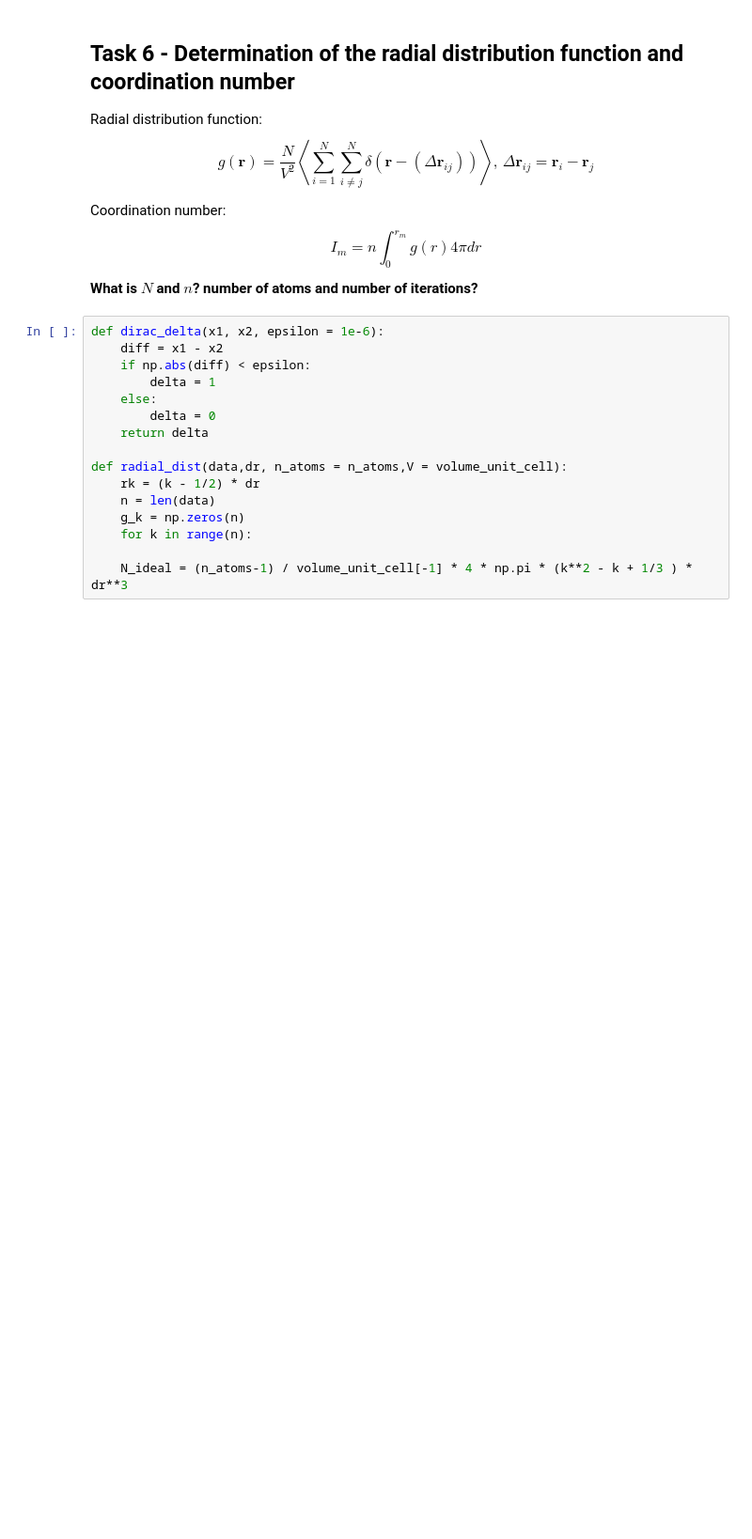
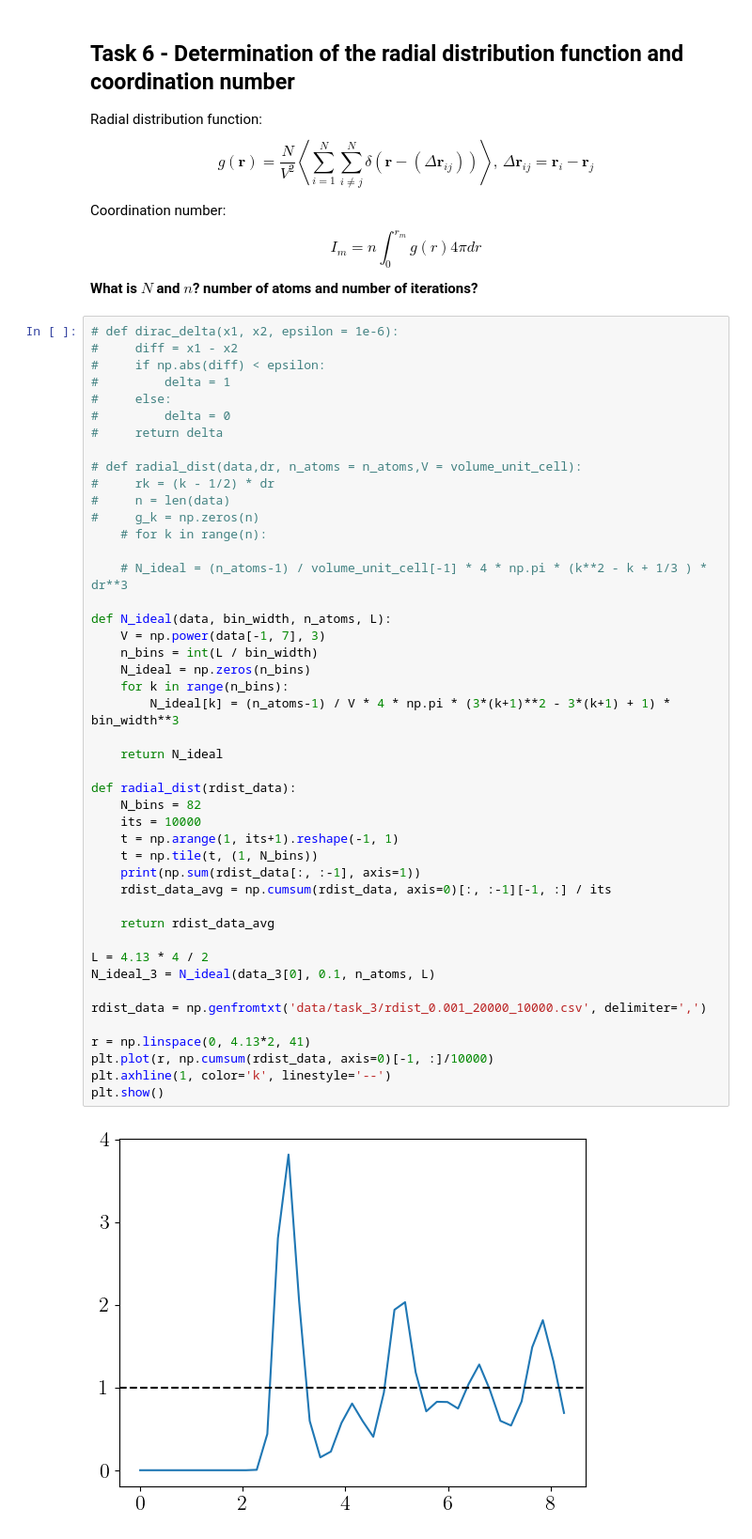
Before and after one commit to stommen/fka122-homeworks, a Jupyter notebook: H1/analyzer.ipynb, the cells around one changed output. Shown: that part at 94% size. Drawn from its saved outputs; the diff is of its cells as text; blank space fills up the shorter version.

```diff
--- a/H1/analyzer.ipynb
+++ b/H1/analyzer.ipynb
@@ -335,18 +335,49 @@ Radial distribution function: $$g(\bm{r}) = \frac{N}{V^2} \left\langle\sum_{i=1}
 Coordination number: $$I_m = n \int_0^{r_m}g(r)4\pi dr$$
  **What is $N$ and $n$? number of atoms and number of iterations?**
 # %%
-def dirac_delta(x1, x2, epsilon = 1e-6):
-    diff = x1 - x2
-    if np.abs(diff) < epsilon:
-        delta = 1
-    else:
-        delta = 0
-    return delta
+# def dirac_delta(x1, x2, epsilon = 1e-6):
+#     diff = x1 - x2
+#     if np.abs(diff) < epsilon:
+#         delta = 1
+#     else:
+#         delta = 0
+#     return delta
 
-def radial_dist(data,dr, n_atoms = n_atoms,V = volume_unit_cell):
-    rk = (k - 1/2) * dr
-    n = len(data)
-    g_k = np.zeros(n)
-    for k in range(n):
+# def radial_dist(data,dr, n_atoms = n_atoms,V = volume_unit_cell):
+#     rk = (k - 1/2) * dr
+#     n = len(data)
+#     g_k = np.zeros(n)
+    # for k in range(n):
 
-    N_ideal = (n_atoms-1) / volume_unit_cell[-1] * 4 * np.pi * (k**2 - k + 1/3 ) * dr**3
+    # N_ideal = (n_atoms-1) / volume_unit_cell[-1] * 4 * np.pi * (k**2 - k + 1/3 ) * dr**3
+
+def N_ideal(data, bin_width, n_atoms, L):
+    V = np.power(data[-1, 7], 3)
+    n_bins = int(L / bin_width)
+    N_ideal = np.zeros(n_bins)
+    for k in range(n_bins):
+        N_ideal[k] = (n_atoms-1) / V * 4 * np.pi * (3*(k+1)**2 - 3*(k+1) + 1) * bin_width**3
+
+    return N_ideal
+
+def radial_dist(rdist_data):
+    N_bins = 82
+    its = 10000
+    t = np.arange(1, its+1).reshape(-1, 1)
+    t = np.tile(t, (1, N_bins))
+    print(np.sum(rdist_data[:, :-1], axis=1))
+    rdist_data_avg = np.cumsum(rdist_data, axis=0)[:, :-1][-1, :] / its
+
+    return rdist_data_avg
+
+L = 4.13 * 4 / 2
+N_ideal_3 = N_ideal(data_3[0], 0.1, n_atoms, L)
+
+rdist_data = np.genfromtxt('data/task_3/rdist_0.001_20000_10000.csv', delimiter=',')
+
+r = np.linspace(0, 4.13*2, 41)
+plt.plot(r, np.cumsum(rdist_data, axis=0)[-1, :]/10000)
+plt.axhline(1, color='k', linestyle='--')
+plt.show()
+# %% [output]
+[figure, added]
```
Also changed, not shown: 1 other file.
